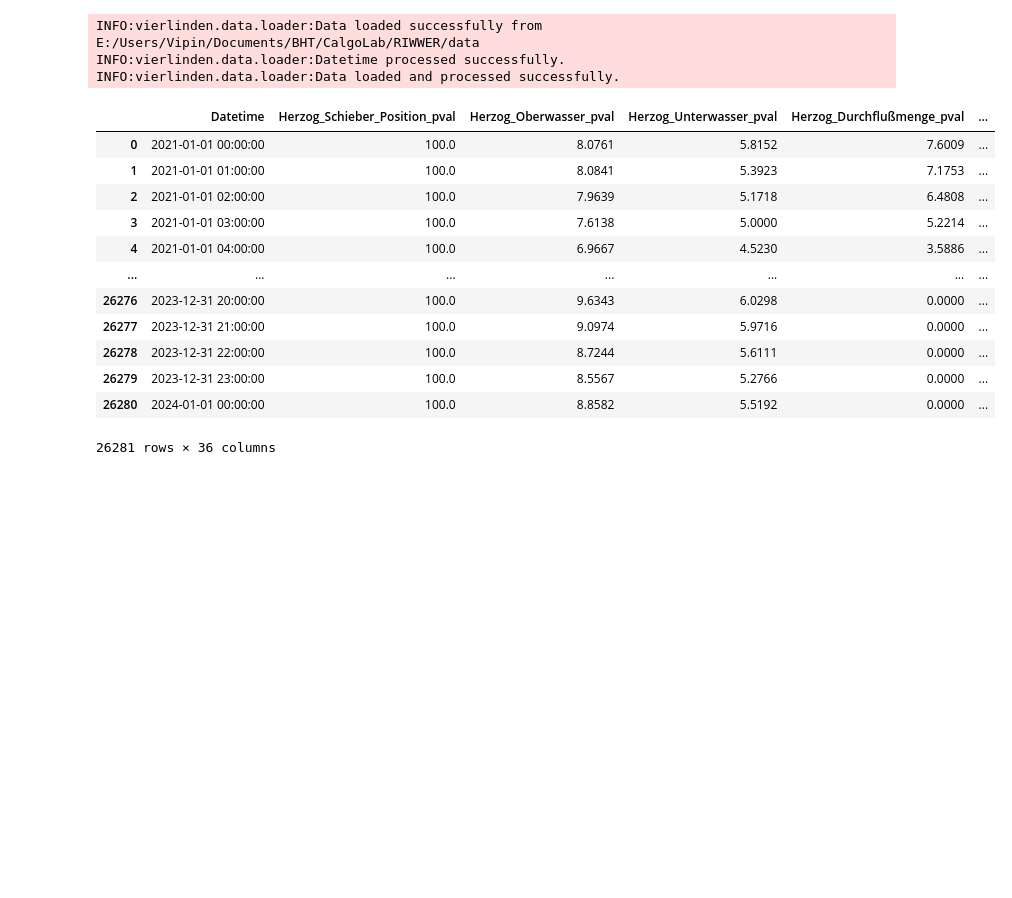
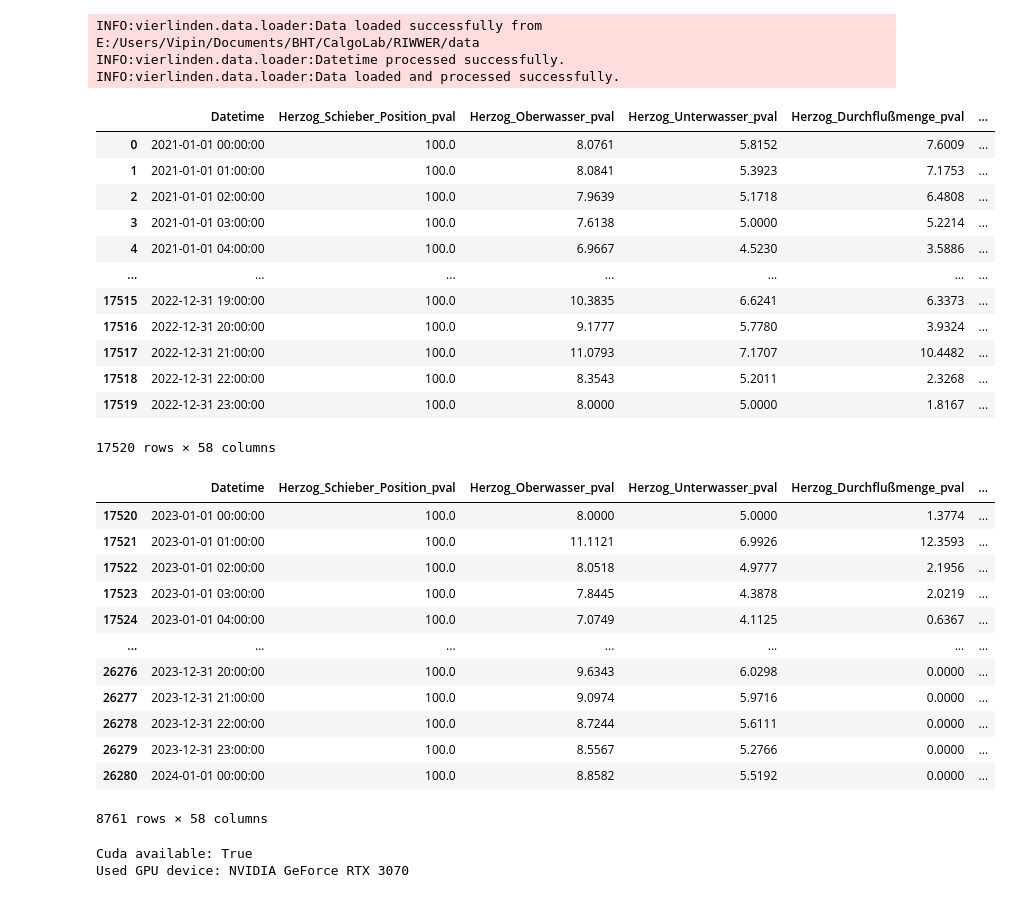
Before and after one commit to vipin2310/UT_RIWWER_project, a Jupyter notebook: prototyping.ipynb, the cells around one changed output. Drawn from its saved outputs; the diff is of its cells as text; code cells hidden in the pictures; blank space fills up the shorter version.

Commit message:
Executed prototype run for the new data

```diff
--- a/prototyping.ipynb
+++ b/prototyping.ipynb
@@ -1,34 +1,65 @@
 # %%
 from vierlinden.data.loader import VierlindenDataProcessor
 from vierlinden.config import model_output_path
+from vierlinden.model.model import NHiTSTrainingWrapper
+from pytorch_forecasting.metrics import QuantileLoss, MAE, MASE, RMSE
+import torch
 
-target = ''
+target = 'PV_18_Fuellstand_RUEB_1_ival'
 
 seed = 42
 
 context_length = 50
 prediction_length = 10
-batch_size = 32
-num_workers = 18
+batch_size = 128
+num_workers = 8 #18
 
 dp = VierlindenDataProcessor()
 vierlinden_data = dp.load_processed_data()
 vierlinden_data = dp.prepare_for_target(vierlinden_data, target)
-vierlinden_data
+
+train_data, test_data = dp.split_data(vierlinden_data, split_date='2023-01-01')
+display(train_data)
+display(test_data)
 # %% [output]
 INFO:vierlinden.data.loader:Data loaded successfully from E:/Users/Vipin/Documents/BHT/CalgoLab/RIWWER/data
 INFO:vierlinden.data.loader:Datetime processed successfully.
 INFO:vierlinden.data.loader:Data loaded and processed successfully.
 |  | Datetime | Herzog_Schieber_Position_pval | Herzog_Oberwasser_pval | Herzog_Unterwasser_pval | Herzog_Durchflußmenge_pval | ... |
 | 0 | 2021-01-01 00:00:00 | 100.0 | 8.0761 | 5.8152 | 7.6009 | ... |
 | 1 | 2021-01-01 01:00:00 | 100.0 | 8.0841 | 5.3923 | 7.1753 | ... |
 | 2 | 2021-01-01 02:00:00 | 100.0 | 7.9639 | 5.1718 | 6.4808 | ... |
 | 3 | 2021-01-01 03:00:00 | 100.0 | 7.6138 | 5.0000 | 5.2214 | ... |
 | 4 | 2021-01-01 04:00:00 | 100.0 | 6.9667 | 4.5230 | 3.5886 | ... |
 | ... | ... | ... | ... | ... | ... | ... |
-| 26276 | 2023-12-31 20:00:00 | 100.0 | 9.6343 | 6.0298 | 0.0000 | ... |
-| 26277 | 2023-12-31 21:00:00 | 100.0 | 9.0974 | 5.9716 | 0.0000 | ... |
-| 26278 | 2023-12-31 22:00:00 | 100.0 | 8.7244 | 5.6111 | 0.0000 | ... |
-| 26279 | 2023-12-31 23:00:00 | 100.0 | 8.5567 | 5.2766 | 0.0000 | ... |
-| 26280 | 2024-01-01 00:00:00 | 100.0 | 8.8582 | 5.5192 | 0.0000 | ... |
+| 17515 | 2022-12-31 19:00:00 | 100.0 | 10.3835 | 6.6241 | 6.3373 | ... |
+| 17516 | 2022-12-31 20:00:00 | 100.0 | 9.1777 | 5.7780 | 3.9324 | ... |
+| 17517 | 2022-12-31 21:00:00 | 100.0 | 11.0793 | 7.1707 | 10.4482 | ... |
+| 17518 | 2022-12-31 22:00:00 | 100.0 | 8.3543 | 5.2011 | 2.3268 | ... |
+| 17519 | 2022-12-31 23:00:00 | 100.0 | 8.0000 | 5.0000 | 1.8167 | ... |
-26281 rows × 36 columns
+17520 rows × 58 columns
+|  | Datetime | Herzog_Schieber_Position_pval | Herzog_Oberwasser_pval | Herzog_Unterwasser_pval | Herzog_Durchflußmenge_pval | ... |
+| 17520 | 2023-01-01 00:00:00 | 100.0 | 8.0000 | 5.0000 | 1.3774 | ... |
+| 17521 | 2023-01-01 01:00:00 | 100.0 | 11.1121 | 6.9926 | 12.3593 | ... |
+| 17522 | 2023-01-01 02:00:00 | 100.0 | 8.0518 | 4.9777 | 2.1956 | ... |
+| 17523 | 2023-01-01 03:00:00 | 100.0 | 7.8445 | 4.3878 | 2.0219 | ... |
+| 17524 | 2023-01-01 04:00:00 | 100.0 | 7.0749 | 4.1125 | 0.6367 | ... |
+| ... | ... | ... | ... | ... | ... | ... |
+| 26276 | 2023-12-31 20:00:00 | 100.0 | 9.6343 | 6.0298 | 0.0000 | ... |
+| 26277 | 2023-12-31 21:00:00 | 100.0 | 9.0974 | 5.9716 | 0.0000 | ... |
+| 26278 | 2023-12-31 22:00:00 | 100.0 | 8.7244 | 5.6111 | 0.0000 | ... |
+| 26279 | 2023-12-31 23:00:00 | 100.0 | 8.5567 | 5.2766 | 0.0000 | ... |
+| 26280 | 2024-01-01 00:00:00 | 100.0 | 8.8582 | 5.5192 | 0.0000 | ... |
+8761 rows × 58 columns
+# %%
+cuda = torch.cuda.is_available()
+print(f'Cuda available: {cuda}')
+
+if cuda:
+    print(f'Used GPU device: {torch.cuda.get_device_name(0)}')
+
+    # Set the matrix multiplication precision to 'medium' for better performance uses tensor cores
+    torch.set_float32_matmul_precision('medium')
+# %% [output]
+Cuda available: True
+Used GPU device: NVIDIA GeForce RTX 3070
```
Also changed, not shown: parts of 5 cells of this notebook, 2 other files.
